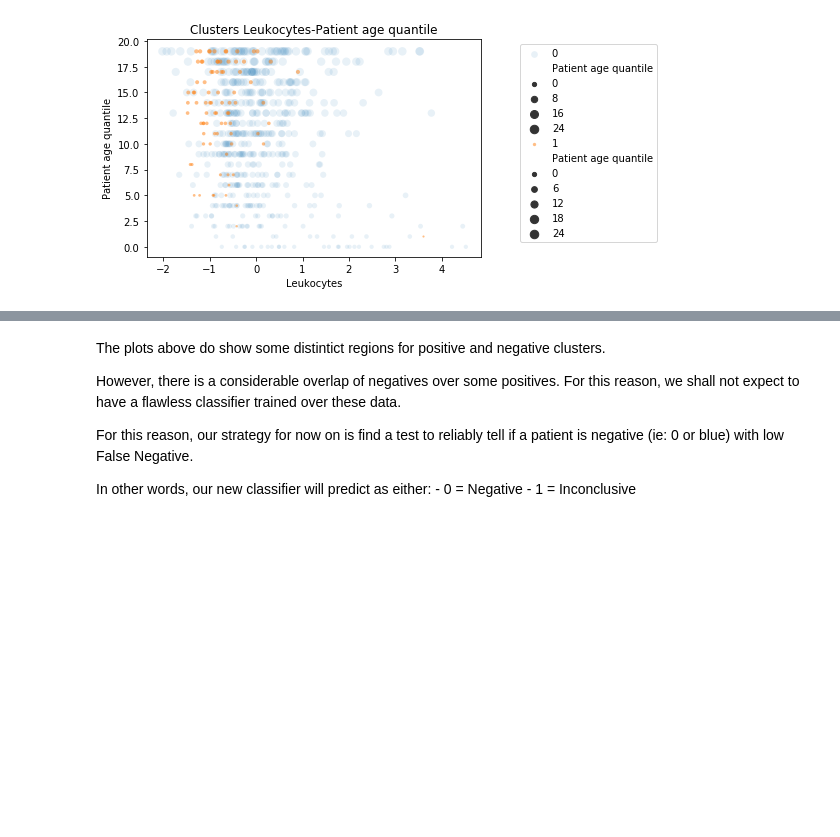
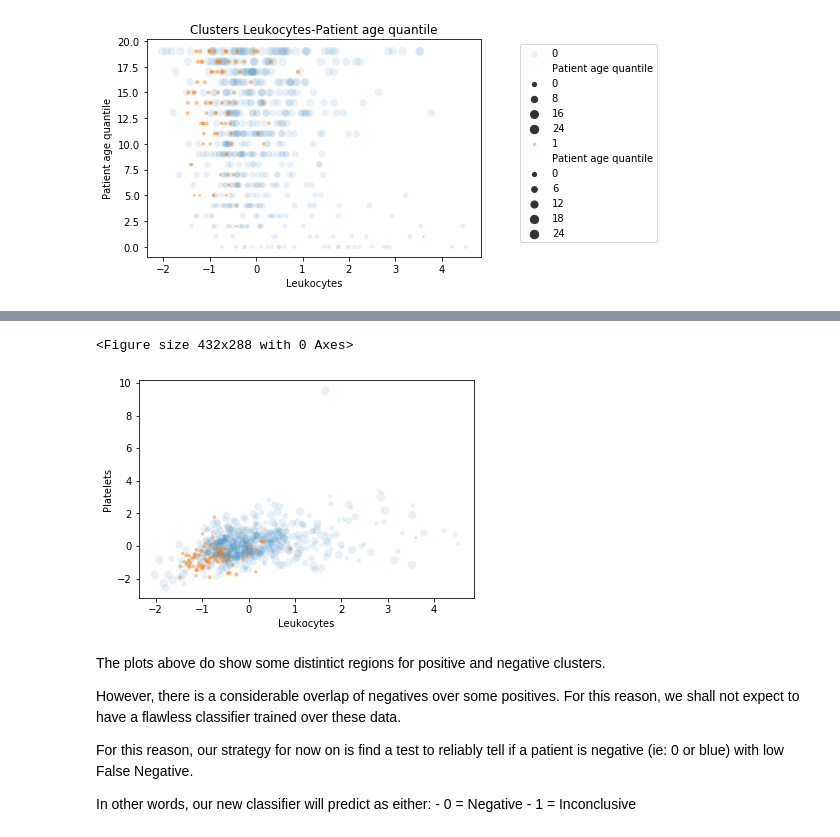
Before and after one commit to diogodutra/COVID-19-Albert_Eintein, a Jupyter notebook: COVID-19_Albert_Einstein.ipynb, the cells around one changed output, grey strips where cells are left out. Cells and saved outputs as stored; diff of their text form; code cells hidden in the pictures; blank space fills up the shorter version.

```diff
--- a/COVID-19_Albert_Einstein.ipynb
+++ b/COVID-19_Albert_Einstein.ipynb
@@ -316,3 +345,27 @@ for col in [1, 2, 3]:
 [figure]
 [figure]
 [figure]
+# %%
+features_plot = [
+    'Patient age quantile',
+    'Hematocrit',
+    'Hemoglobin',
+    'Platelets',
+    'Mean platelet volume ',
+    'Red blood Cells',
+    'Lymphocytes',
+    'Leukocytes',
+    'Basophils',
+    'Mean corpuscular hemoglobin (MCH)',
+    'Eosinophils',
+    'Mean corpuscular volume (MCV)',
+    'Monocytes',
+    'Red blood cell distribution width (RDW)',
+    'Mean corpuscular hemoglobin concentration\xa0(MCHC)',
+]
+
+
+data_plot = data[features_plot + [label,]].dropna()
+# data_plot = data_plot[~data_plot.isna()]
+print(data_plot.shape)
+data_plot.head()
@@ -319,3 +380,35 @@ for col in [1, 2, 3]:
+# %%
+d = data_plot
+
+plt.figure()
+
+for feature_1 in features_plot:
+    for feature_2 in features_plot:
+        if feature_1 != feature_2:
+
+            sns.scatterplot(x=feature_1, y=feature_2, size=features_covid[-1], data=d[d[label]=='negative'],
+                              linewidth=0, s=16, alpha = 0.1, label='0')
+            sns.scatterplot(x=feature_1, y=feature_2, size=features_covid[-1], data=d[d[label]=='positive'],
+                              linewidth=0, s=16, alpha = 0.5, label='1', marker='.')
+            plt.gca().get_legend().remove()
+            plt.savefig(f'./plots/Adapt_{feature_1} x {feature_2}.png')
+            plt.clf()
+# %% [output]
+<Figure size 432x288 with 0 Axes>
+# %%
+feature_1 = 'Leukocytes'
+feature_2 = 'Platelets'
+
+d = data_plot
+
+plt.figure()
+sns.scatterplot(x=feature_1, y=feature_2, size=features_covid[-1], data=d[d[label]=='negative'],
+                  linewidth=0, s=16, alpha = 0.1, label='0')
+sns.scatterplot(x=feature_1, y=feature_2, size=features_covid[-1], data=d[d[label]=='positive'],
+                  linewidth=0, s=16, alpha = 0.5, label='1', marker='.')
+plt.gca().get_legend().remove()
+# %% [output]
+[figure, added]
 # %% [markdown]
 The plots above do show some distintict regions for positive and negative clusters.
 
```
Also changed, not shown: parts of 29 cells of this notebook, 4 other files.
